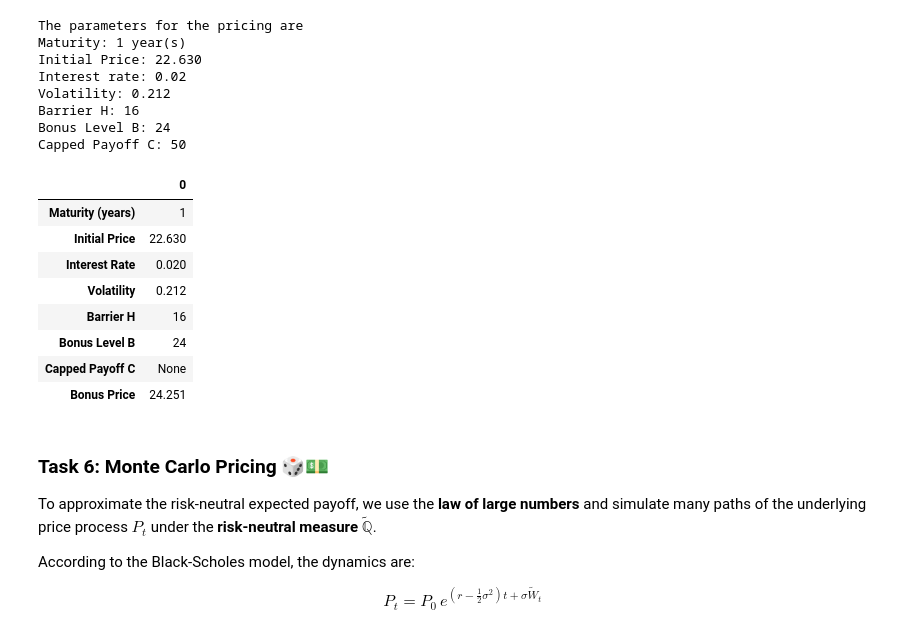
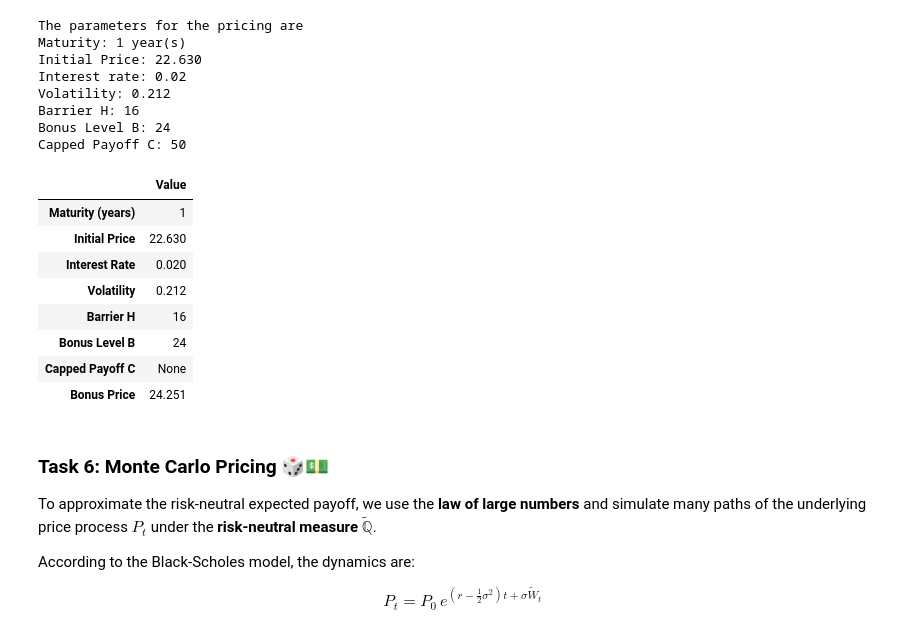
Before and after one commit to manuelgonzalzz/bonus-certificate, a Jupyter notebook: manuel.ipynb, the cells around one changed output. Saved outputs shown, nothing was run; the diff lists cells and outputs as text; code cells hidden in the pictures.

Commit message:
fixTables

```diff
--- a/manuel.ipynb
+++ b/manuel.ipynb
@@ -492,35 +492,35 @@ def DownAndOutPut(P0,K,H,r,sigma,T):
 
 def BonusCertificate(P0,B,H,r,sigma,T,Capped=None):
 
     if(Capped==None):
         bonus =  P0 + DownAndOutPut(P0,B,H,r,sigma,T)
     elif(B<Capped):
         bonus =  P0 + DownAndOutPut(P0,B,H,r,sigma,T) - Call(P0,Capped,r,sigma,T)
     else:
         print('CAP level must be GREATER than BONUS level')
         return None
 
     results = {
     "Maturity (years)": T,
     "Initial Price": P0,
     "Interest Rate": r,
     "Volatility": sigma,
     "Barrier H": H,
     "Bonus Level B": B,
     "Capped Payoff C": Capped,
     "Bonus Price": bonus
     }
     return results
 
 P0 = data["Close"][pd.to_datetime("2024-06-14")]
 H = 16
 B = 24
 C = None
 T = 1
 results = BonusCertificate(P0,B,H,r,sigma,T,Capped=C)
-pd.DataFrame([results]).T
+pd.DataFrame([results],index=["Value"]).T
 # %% [output]
-|  | 0 |
+|  | Value |
 | Maturity (years) | 1 |
 | Initial Price | 22.630 |
 | Interest Rate | 0.020 |
```
Also changed, not shown: parts of 7 cells of this notebook, 1 other file.
